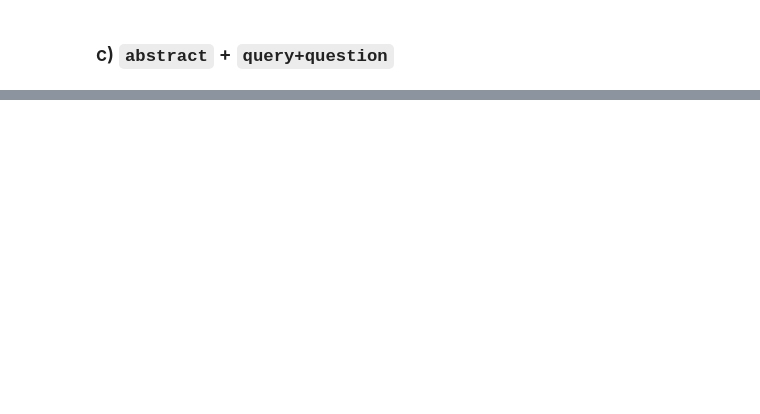
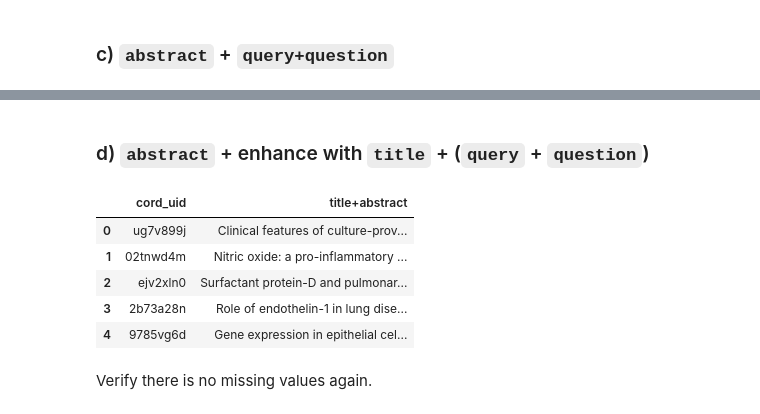
Before and after one commit to hurshd0/TREC-COVID-IR, a Jupyter notebook: notebooks/02_TFIDF_Baseline.ipynb, the cells around one changed output, grey strips where cells are left out. Saved outputs shown, nothing was run; the diff lists cells and outputs as text; code cells hidden in the pictures; blank space fills up the shorter version.

```diff
--- a/notebooks/02_TFIDF_Baseline.ipynb
+++ b/notebooks/02_TFIDF_Baseline.ipynb
@@ -32,8 +35,8 @@ from utils.tokenizer import Tokenizer
 # %%
 CORD19_PATH = Path('../data/input/trec_cord19_v0.csv')
 
-df = pd.read_csv(CORD19_PATH)
-df.head()
+cord19 = pd.read_csv(CORD19_PATH)
+cord19.head()
 # %% [output]
 |  | cord_uid | title | abstract | title+abstract |
 | 0 | ug7v899j | Clinical features of culture-prov... | OBJECTIVE: This retrospective cha... | Clinical features of culture-prov... |
@@ -66,9 +69,9 @@ dtype: int64
 # %% [markdown]
 ### a) Separate title, abstract, and title+abstract data frames
 # %%
-title_only = df[['cord_uid', 'title']]
-abstract_only = df[['cord_uid', 'abstract']]
-title_abstract = df[['cord_uid', 'title+abstract']]
+title_only = cord19[['cord_uid', 'title']]
+abstract_only = cord19[['cord_uid', 'abstract']]
+title_abstract = cord19[['cord_uid', 'title+abstract']]
 
 # Drop empty rows
 title_only.dropna(inplace=True)
@@ -372,0 +655,21 @@ with open(output_result_path, encoding='utf-8') as f:
+# %% [markdown]
+### d) `abstract` + enhance with `title` + (`query` + `question`)
+# %%
+# Drop documents that don't have abstract
+enhanced_abstract = cord19.dropna(subset=['abstract'])
+
+# Verify the shape matches with the abstract only data frame
+assert enhanced_abstract.shape[0] == abstract_only.shape[0]
+
+# Drop title and abstract columns
+enhanced_abstract = enhanced_abstract.drop(['title', 'abstract'], axis=1)
+enhanced_abstract.head()
+# %% [output]
+|  | cord_uid | title+abstract |
+| 0 | ug7v899j | Clinical features of culture-prov... |
+| 1 | 02tnwd4m | Nitric oxide: a pro-inflammatory ... |
+| 2 | ejv2xln0 | Surfactant protein-D and pulmonar... |
+| 3 | 2b73a28n | Role of endothelin-1 in lung dise... |
+| 4 | 9785vg6d | Gene expression in epithelial cel... |
+# %% [markdown]
+Verify there is no missing values again.
```
Also changed, not shown: parts of 38 cells of this notebook, 7 other files.
